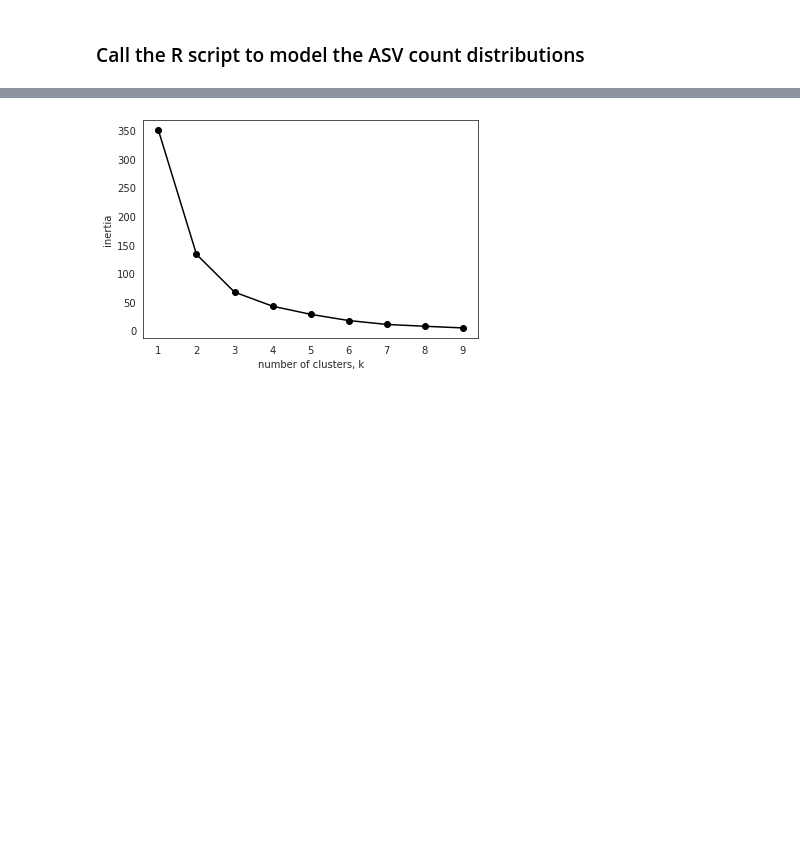
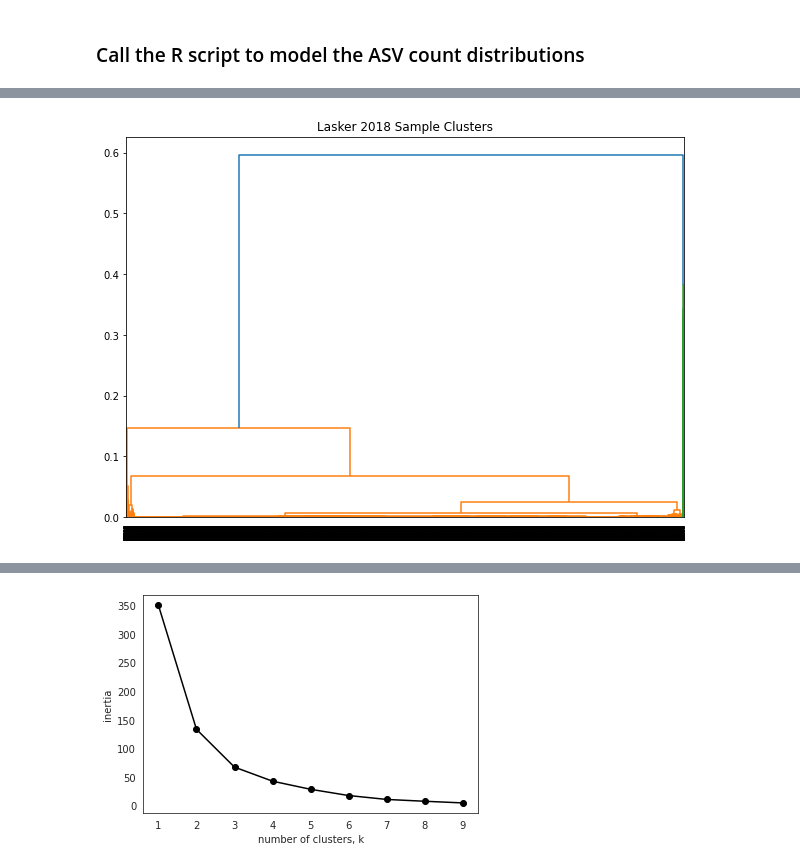
Before and after one commit to nvpatin/MAMBO, a Jupyter notebook: Amplicon_preprocessing_testdata.ipynb, the cells around one changed output, grey strips where cells are left out. Cells and saved outputs as stored; diff of their text form; code cells hidden in the pictures; blank space fills up the shorter version.

```diff
--- a/Amplicon_preprocessing_testdata.ipynb
+++ b/Amplicon_preprocessing_testdata.ipynb
@@ -135,0 +130,12 @@ inertias
+# %%
+plt.figure(figsize=(10, 7))
+plt.title("Lasker 2018 Sample Clusters")
+
+# Make the clusters
+clusters = shc.linkage(pcs,
+            method='ward',
+            metric="euclidean")
+shc.dendrogram(Z=clusters)
+plt.show()
+# %% [output]
+[figure, added]
```
Also changed, not shown: parts of 43 cells of this notebook.
